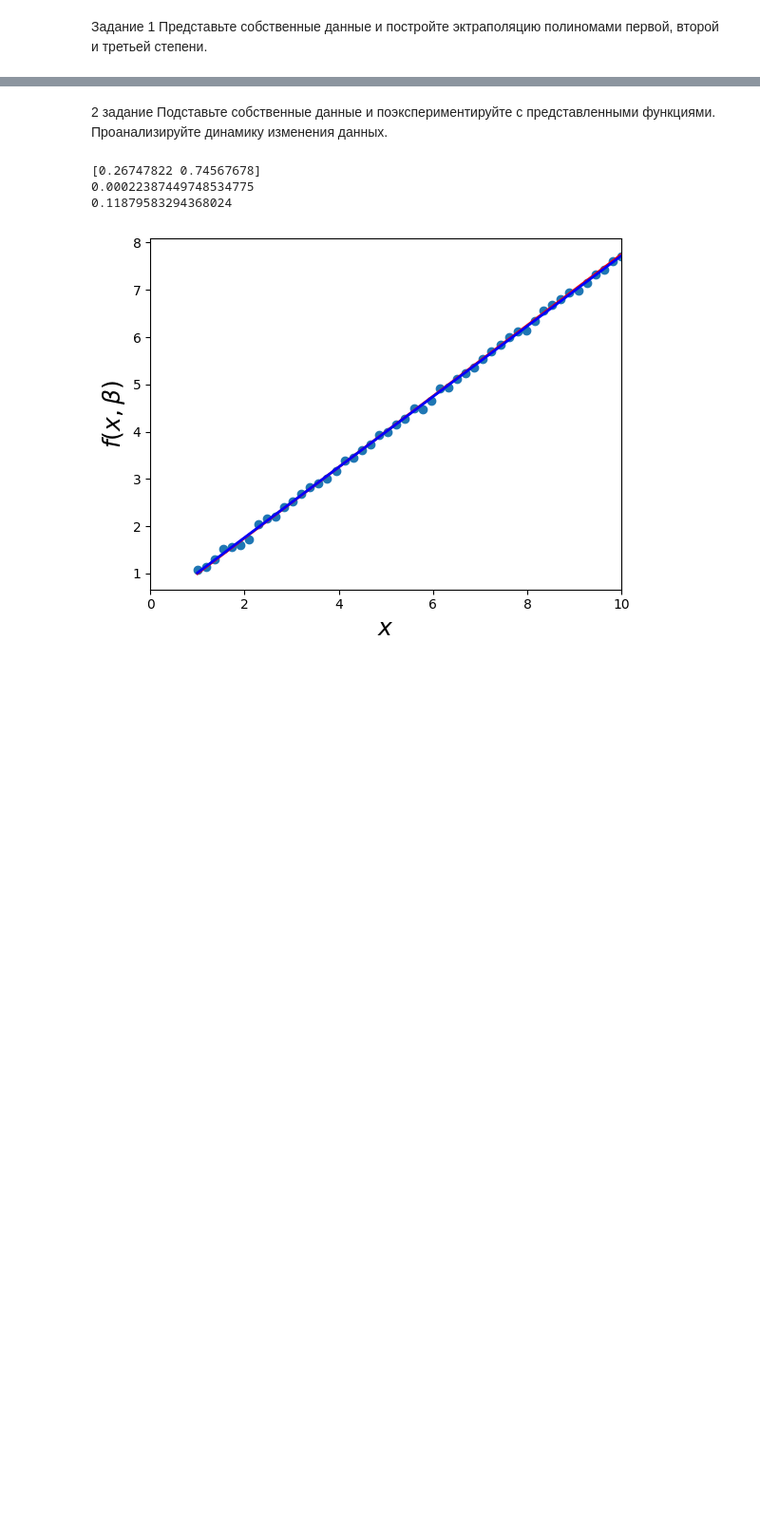
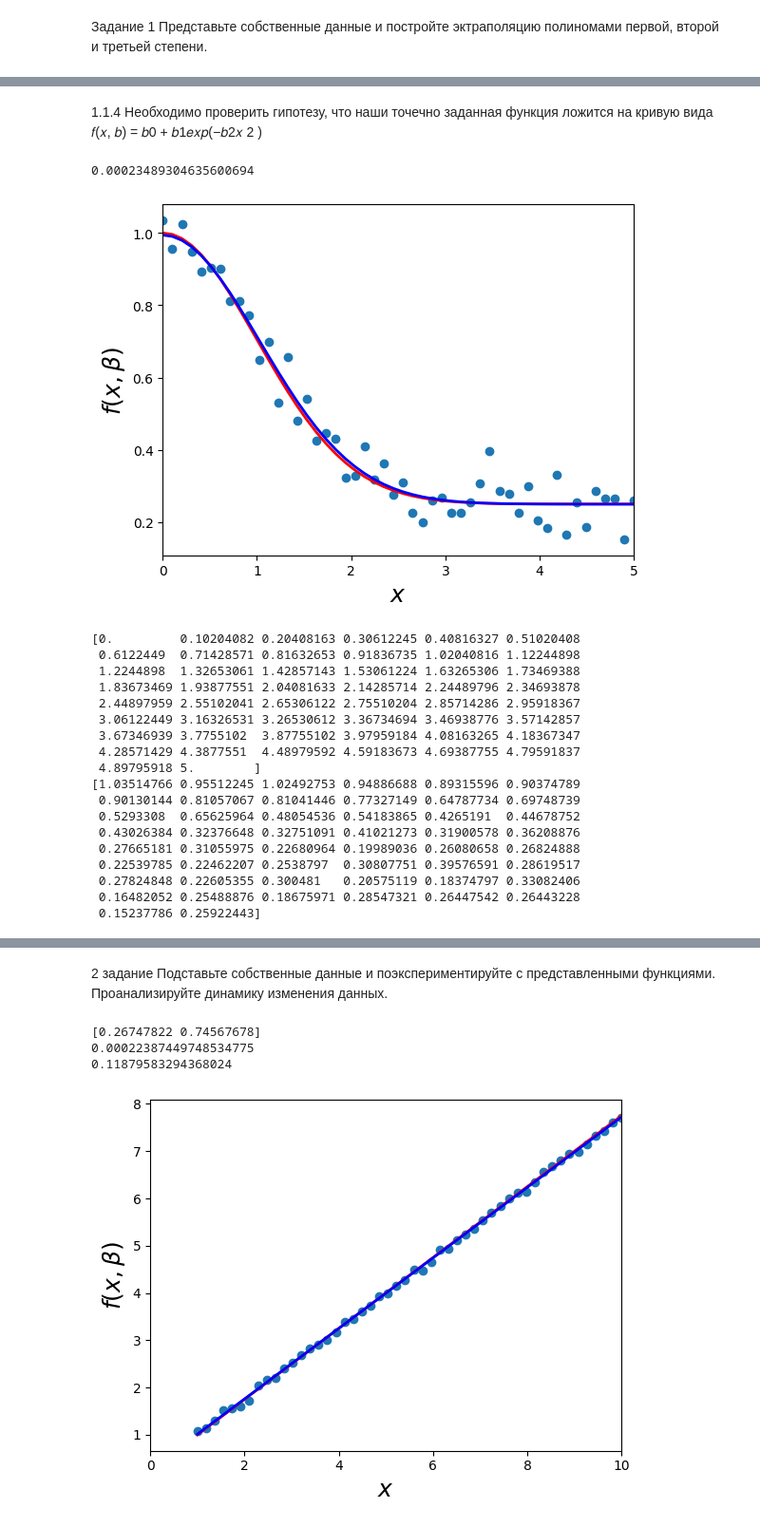
Before and after one commit to smurfac4/II, a Jupyter notebook: artificial intelligence/4/4_тетрадь_Ульянов_Никита_Владимирович_ИКБО_29_22.ipynb, the cells around one changed output, grey strips where cells are left out. Shown: that part at 95% size. Drawn from its saved outputs; the diff is of its cells as text; code cells hidden in the pictures; blank space fills up the shorter version.

```diff
--- a/artificial intelligence/4/4_тетрадь_Ульянов_Никита_Владимирович_ИКБО_29_22.ipynb
+++ b/artificial intelligence/4/4_тетрадь_Ульянов_Никита_Владимирович_ИКБО_29_22.ipynb
@@ -68,0 +160,57 @@ plt.grid()
+# %% [markdown]
+1.1.4 Необходимо проверить гипотезу, что наши точечно заданная функция ложится
+на кривую вида 𝑓(𝑥, 𝑏) = 𝑏0 + 𝑏1𝑒𝑥𝑝(−𝑏2𝑥
+2
+)
+# %%
+#Добавим шума в данные, сделанные по функции f(x,b) с коэффициентами b (0.25, 0.75, 0.5)
+beta = (0.25, 0.75, 0.5)
+def f(x, b0, b1, b2):
+    return b0 + b1 * np.exp(-b2 * x**2)
+# зададим массиб точек хі
+xdata = np.linspace(0, 5, 50)
+# создаем теоретически правильные значения точек уi (без шума)
+y = f(xdata, *beta)
+# зашумляем эти данные
+ydata = y + 0.05 * np.random.randn(len(xdata))
+# %%
+#Используем функцию для получения решения в виде коэффициентов функции f(x) для указанных xdata и ydata
+from scipy.optimize import curve_fit
+import scipy as sp
+beta_opt, beta_cov = sp.optimize.curve_fit(f, xdata, ydata)
+beta_opt
+#Вычислим линейное отклонение
+lin_dev = sum(beta_cov[0])
+print(lin_dev)
+#Вычислим квадратичное отклонение residuals = ydata - f(xdata, beta_opt) fres = sum(residuals**2) print(fres)
+fig, ax = plt.subplots()
+ax.scatter(xdata, ydata)
+ax.plot(xdata, y, 'r', lw=2)
+ax.plot(xdata, f(xdata, *beta_opt), 'b', lw=2)
+ax.set_xlim(0, 5)
+ax.set_xlabel(r"$x$", fontsize=18)
+ax.set_ylabel(r"$f(x, \beta)$", fontsize=18)
+plt.show()
+print(xdata)
+print(ydata)
+# %% [output]
+0.00023489304635600694
+[figure, added]
+[0.         0.10204082 0.20408163 0.30612245 0.40816327 0.51020408
+ 0.6122449  0.71428571 0.81632653 0.91836735 1.02040816 1.12244898
+ 1.2244898  1.32653061 1.42857143 1.53061224 1.63265306 1.73469388
+ 1.83673469 1.93877551 2.04081633 2.14285714 2.24489796 2.34693878
+ 2.44897959 2.55102041 2.65306122 2.75510204 2.85714286 2.95918367
+ 3.06122449 3.16326531 3.26530612 3.36734694 3.46938776 3.57142857
+ 3.67346939 3.7755102  3.87755102 3.97959184 4.08163265 4.18367347
+ 4.28571429 4.3877551  4.48979592 4.59183673 4.69387755 4.79591837
+ 4.89795918 5.        ]
+[1.03514766 0.95512245 1.02492753 0.94886688 0.89315596 0.90374789
+ 0.90130144 0.81057067 0.81041446 0.77327149 0.64787734 0.69748739
+ 0.5293308  0.65625964 0.48054536 0.54183865 0.4265191  0.44678752
+ 0.43026384 0.32376648 0.32751091 0.41021273 0.31900578 0.36208876
+ 0.27665181 0.31055975 0.22680964 0.19989036 0.26080658 0.26824888
+ 0.22539785 0.22462207 0.2538797  0.30807751 0.39576591 0.28619517
+ 0.27824848 0.22605355 0.300481   0.20575119 0.18374797 0.33082406
+ 0.16482052 0.25488876 0.18675971 0.28547321 0.26447542 0.26443228
+ 0.15237786 0.25922443]
```
Also changed, not shown: parts of 29 cells of this notebook, 5 other files.
